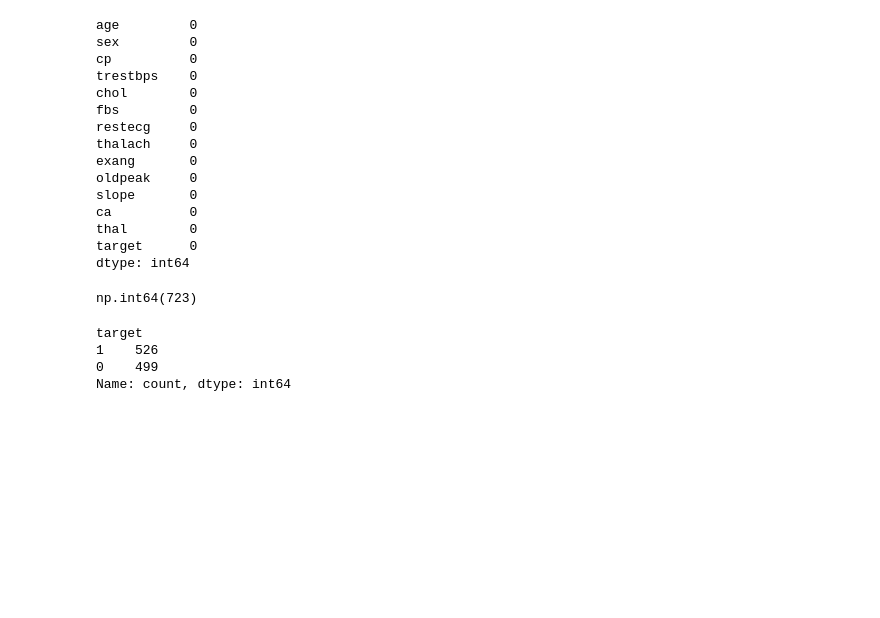
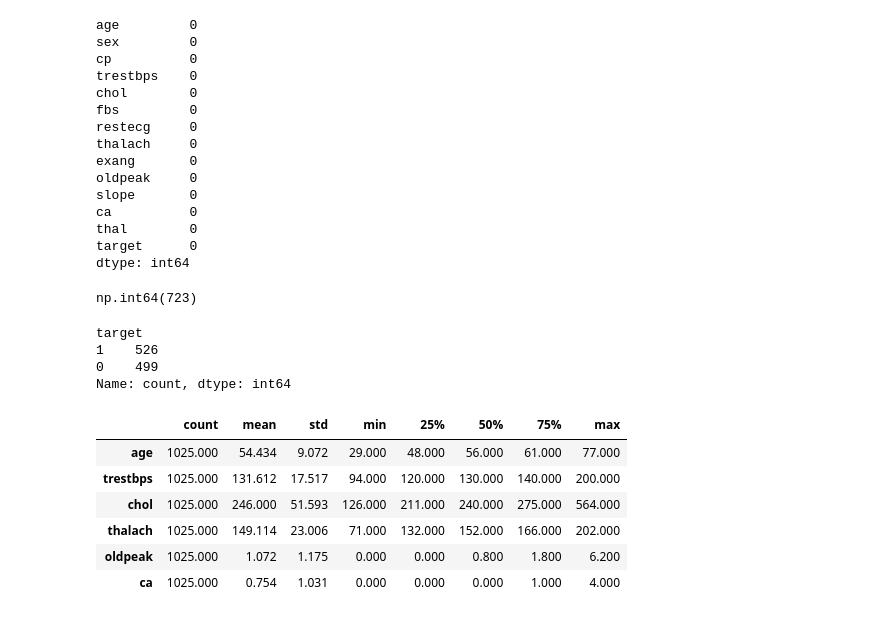
Before and after one commit to Dilshan7704/Medical-Healthcare-Assistant, a Jupyter notebook: notebook_file/Heart_Disease_Prediction.ipynb, the cells around one changed output. Cells and saved outputs as stored; diff of their text form; code cells hidden in the pictures; blank space fills up the shorter version.

```diff
--- a/notebook_file/Heart_Disease_Prediction.ipynb
+++ b/notebook_file/Heart_Disease_Prediction.ipynb
@@ -109,3 +109,13 @@ target
 1    526
 0    499
 Name: count, dtype: int64
+# %%
+df[numerical_features].describe().T
+# %% [output]
+|  | count | mean | std | min | 25% | 50% | 75% | max |
+| age | 1025.000 | 54.434 | 9.072 | 29.000 | 48.000 | 56.000 | 61.000 | 77.000 |
+| trestbps | 1025.000 | 131.612 | 17.517 | 94.000 | 120.000 | 130.000 | 140.000 | 200.000 |
+| chol | 1025.000 | 246.000 | 51.593 | 126.000 | 211.000 | 240.000 | 275.000 | 564.000 |
+| thalach | 1025.000 | 149.114 | 23.006 | 71.000 | 132.000 | 152.000 | 166.000 | 202.000 |
+| oldpeak | 1025.000 | 1.072 | 1.175 | 0.000 | 0.000 | 0.800 | 1.800 | 6.200 |
+| ca | 1025.000 | 0.754 | 1.031 | 0.000 | 0.000 | 0.000 | 1.000 | 4.000 |
```
Also changed, not shown: parts of 3 cells of this notebook.
